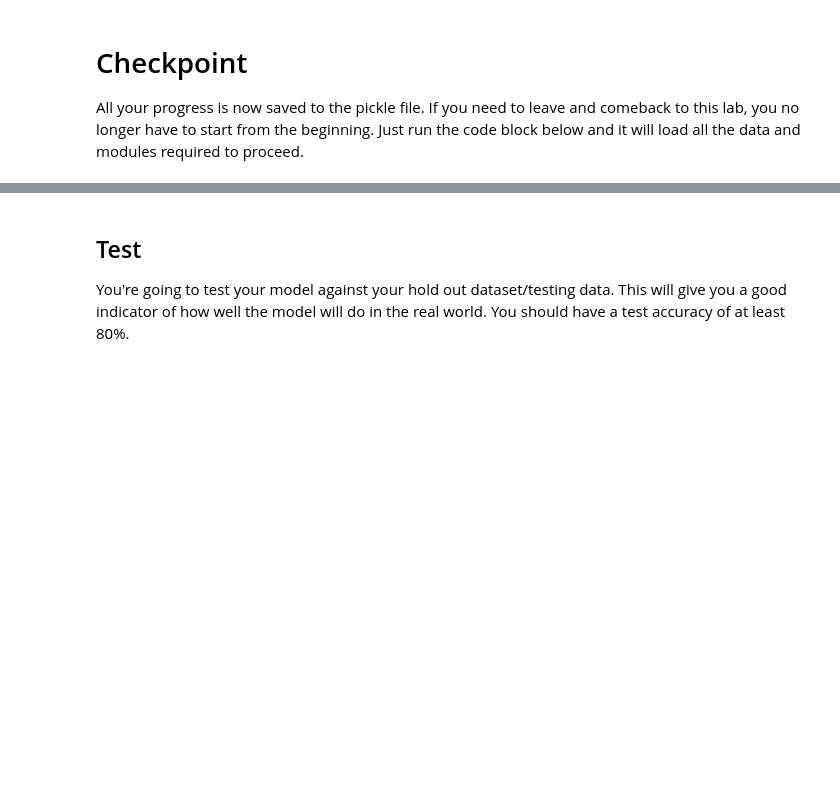
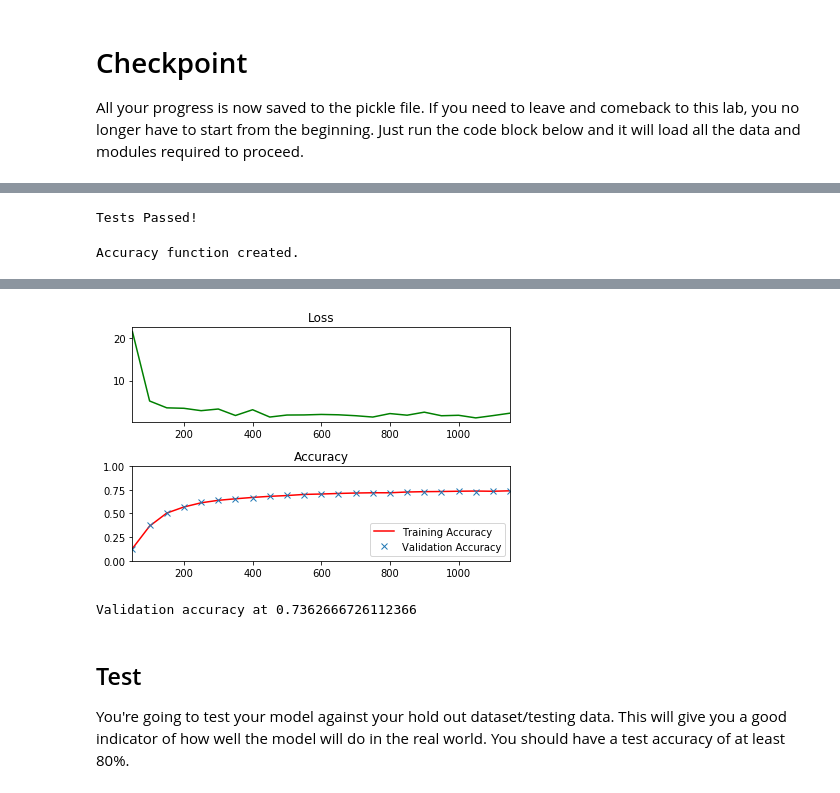
Before and after one commit to birdbird1117/deep-learning, a Jupyter notebook: intro-to-tensorflow/intro_to_tensorflow.ipynb, the cells around one changed output, grey strips where cells are left out. Drawn from its saved outputs; the diff is of its cells as text; code cells hidden in the pictures; blank space fills up the shorter version.

```diff
--- a/intro-to-tensorflow/intro_to_tensorflow.ipynb
+++ b/intro-to-tensorflow/intro_to_tensorflow.ipynb
@@ -127,7 +127,8 @@ def normalize_grayscale(image_data):
     :return: Normalized image data
     """
     # TODO: Implement Min-Max scaling for grayscale image data
-    image_data_norm = 0.1 + ima*0.8/255
+    image_data_norm = 0.1 + image_data*0.8/255
+    return image_data_norm
 
 
 ### DON'T MODIFY ANYTHING BELOW ###
@@ -254,12 +266,12 @@ features_count = 784
 labels_count = 10
 
 # TODO: Set the features and labels tensors
-# features =
-# labels =
+features = tf.placeholder(tf.float32)
+labels = tf.placeholder(tf.float32)
 
 # TODO: Set the weights and biases tensors
-# weights =
-# biases =
+weights = tf.Variable(tf.truncated_normal((features_count, labels_count)))
+biases = tf.Variable(tf.zeros(labels_count))
 
 
 
@@ -315,6 +327,8 @@ with tf.Session() as session:
 assert not np.count_nonzero(biases_data), 'biases must be zeros'
 
 print('Tests Passed!')
+# %% [output]
+Tests Passed!
 # %%
 # Determine if the predictions are correct
 is_correct_prediction = tf.equal(tf.argmax(prediction, 1), tf.argmax(labels, 1))
@@ -322,6 +336,8 @@ is_correct_prediction = tf.equal(tf.argmax(prediction, 1), tf.argmax(labels, 1))
 accuracy = tf.reduce_mean(tf.cast(is_correct_prediction, tf.float32))
 
 print('Accuracy function created.')
+# %% [output]
+Accuracy function created.
 # %% [markdown]
 <img src="image/Learn_Rate_Tune_Image.png" style="height: 70%;width: 70%">
 ## Problem 3
@@ -355,8 +371,8 @@ The code will print out a Loss and Accuracy graph, so you can see how well the n
 batch_size = 128
 
 # TODO: Find the best parameters for each configuration
-# epochs =
-# learning_rate =
+epochs = 1
+learning_rate = 0.1
 
 
 
@@ -399,33 +415,36 @@ with tf.Session() as session:
             if not batch_i % log_batch_step:
                 # Calculate Training and Validation accuracy
                 training_accuracy = session.run(accuracy, feed_dict=train_feed_dict)
                 validation_accuracy = session.run(accuracy, feed_dict=valid_feed_dict)
 
                 # Log batches
                 previous_batch = batches[-1] if batches else 0
                 batches.append(log_batch_step + previous_batch)
                 loss_batch.append(l)
                 train_acc_batch.append(training_accuracy)
                 valid_acc_batch.append(validation_accuracy)
 
         # Check accuracy against Validation data
         validation_accuracy = session.run(accuracy, feed_dict=valid_feed_dict)
 
 loss_plot = plt.subplot(211)
 loss_plot.set_title('Loss')
 loss_plot.plot(batches, loss_batch, 'g')
 loss_plot.set_xlim([batches[0], batches[-1]])
 acc_plot = plt.subplot(212)
 acc_plot.set_title('Accuracy')
 acc_plot.plot(batches, train_acc_batch, 'r', label='Training Accuracy')
 acc_plot.plot(batches, valid_acc_batch, 'x', label='Validation Accuracy')
 acc_plot.set_ylim([0, 1.0])
 acc_plot.set_xlim([batches[0], batches[-1]])
 acc_plot.legend(loc=4)
 plt.tight_layout()
 plt.show()
 
 print('Validation accuracy at {}'.format(validation_accuracy))
+# %% [output]
+[figure, added]
+Validation accuracy at 0.7362666726112366
 # %% [markdown]
 ## Test
 You're going to test your model against your hold out dataset/testing data.  This will give you a good indicator of how well the model will do in the real world.  You should have a test accuracy of at least 80%.
```
Also changed, not shown: parts of 5 cells of this notebook.
